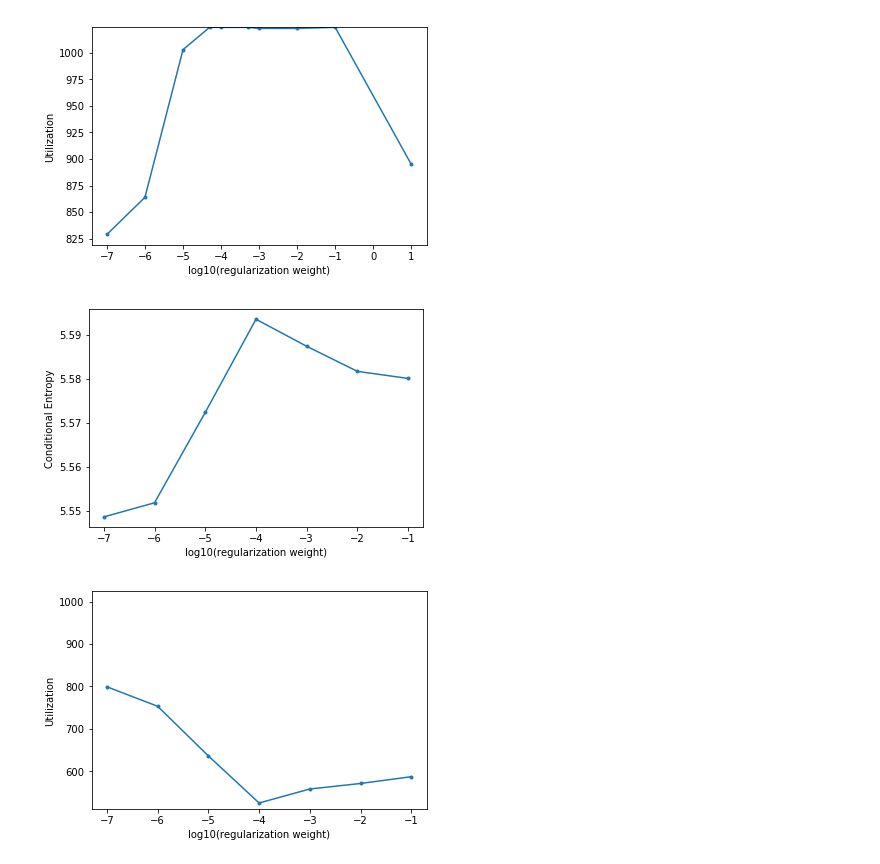
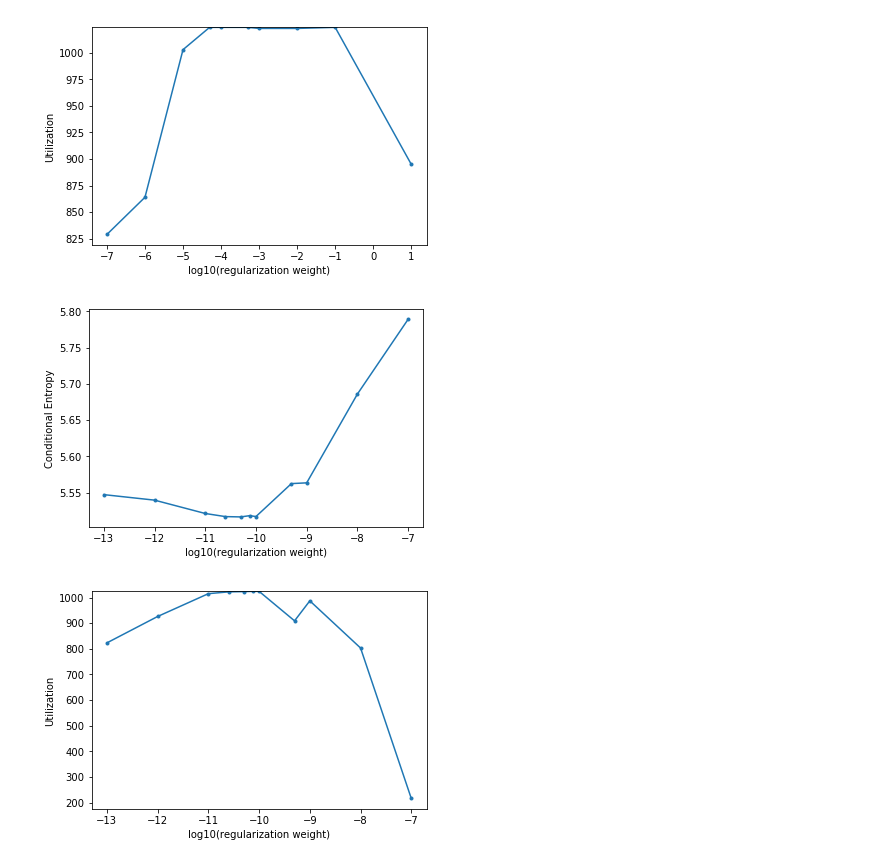
Before and after one commit to bstriner/discrete-skip-gram, a Jupyter notebook: notebook/results.ipynb, the cells around one changed output. Drawn from its saved outputs; the diff is of its cells as text; code cells hidden in the pictures.

Commit message:
remove weighted regularizer

```diff
--- a/notebook/results.ipynb
+++ b/notebook/results.ipynb
@@ -354,22 +354,22 @@ plt.show()
 [figure]
 [figure]
 # %%
-# Flat model with balance we regularizer
-flat_bw = load_output('skipgram_flat-bw.npz')
+# Flat model with exclusive lasso regularizer
+flat_el = load_output('skipgram_flat-el.npz')
 # plot NLL by regularization weight
-x = np.log10(flat_bw['weights'])
+x = np.log10(flat_el['weights'])
 xlabel = 'log10(regularization weight)'
-mean = np.mean(flat_bw['nlls'], axis=1)
+mean = np.mean(flat_el['nlls'], axis=1)
 plt.plot(x, mean, markersize=3, marker='o')
 plt.ylabel('Conditional Entropy')
 plt.xlabel(xlabel)
 plt.show()
-meanu = np.mean(flat_bw['utilizations'], axis=1)
+meanu = np.mean(flat_el['utilizations'], axis=1)
 plt.plot(x, meanu, markersize=3, marker='o')
 plt.ylabel('Utilization')
 plt.xlabel(xlabel)
 plt.ylim(None, 1024)
 plt.show()
 # %% [output]
-[figure, old version]
+[figure, new version]
-[figure, old version]
+[figure, new version]
```
Also changed, not shown: 2 other files.
